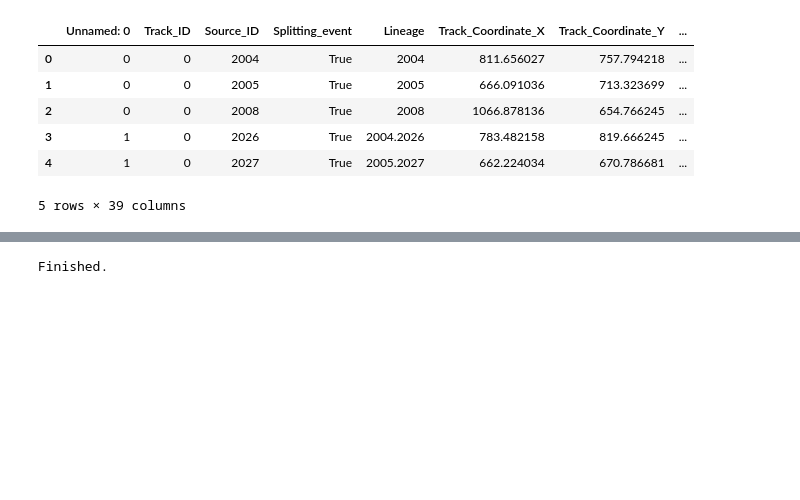
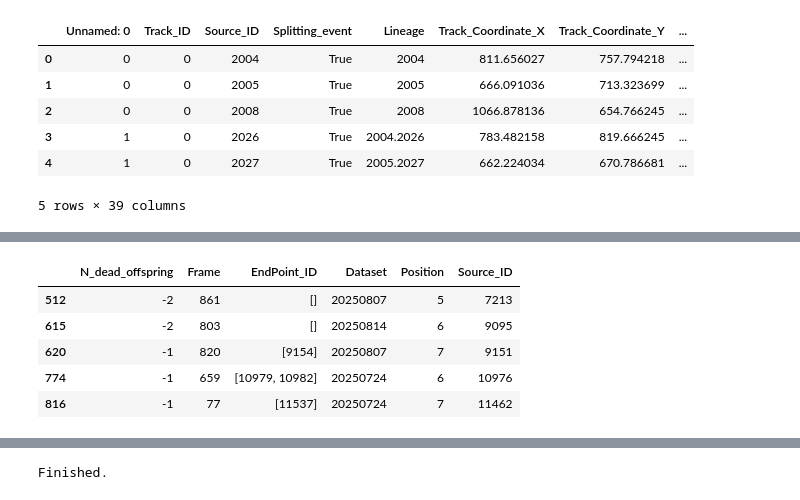
Before and after one commit to CID-LAB-i3S/MitoticMemory, a Jupyter notebook: Notebooks/05_Mitotic_StopAugmin_Merge_onsets.ipynb, the cells around one changed output, grey strips where cells are left out. Saved outputs shown, nothing was run; the diff lists cells and outputs as text; code cells hidden in the pictures; blank space fills up the shorter version.

Commit message:
Update error analysis

```diff
--- a/Notebooks/05_Mitotic_StopAugmin_Merge_onsets.ipynb
+++ b/Notebooks/05_Mitotic_StopAugmin_Merge_onsets.ipynb
@@ -384,0 +406,3 @@ df["Condition"] = df.apply(getCondition, axis = 1)
+# %%
+df_error["Unique_Source_ID"] = df_error.Dataset.astype(str) + df_error.Position.astype(str) + df_error.Source_ID.astype(str)
+df_error.Unique_Source_ID.nunique()
@@ -385,4 +411,10 @@ df["Condition"] = df.apply(getCondition, axis = 1)
 # %%
 # Final (outer) merge with error dataframe
 
-df = df.merge(df_error, how = "outer")
+df_outer = df.merge(df_error, how = "outer")
+df_outer.to_csv(outputFolder + "MainDataFrame_MitoticStopwatch_Augmin_before_merge.csv")
+
+print("Finished.")
+# Final (inner) merge with error dataframe to only include evaluated divisions
+
+df = df.merge(df_error, how = "inner")
@@ -403,3 +448,14 @@ def death_bool(x):
 
 df["N_dead_offspring"] = df.apply(correct_death, axis = 1)
 df["N_dead_offspring_bool"] = df.N_dead_offspring.apply(death_bool)
+# %%
+weird = df[df["N_dead_offspring"] < 0]
+weird = weird[['N_dead_offspring', 'Frame', 'EndPoint_ID', "Dataset", "Position", "Source_ID"]]
+weird
+# %% [output]
+|  | N_dead_offspring | Frame | EndPoint_ID | Dataset | Position | Source_ID |
+| 512 | -2 | 861 | [] | 20250807 | 5 | 7213 |
+| 615 | -2 | 803 | [] | 20250814 | 6 | 9095 |
+| 620 | -1 | 820 | [9154] | 20250807 | 7 | 9151 |
+| 774 | -1 | 659 | [10979, 10982] | 20250724 | 6 | 10976 |
+| 816 | -1 | 77 | [11537] | 20250724 | 7 | 11462 |
```
Also changed, not shown: parts of 9 cells of this notebook, 1 other file.
